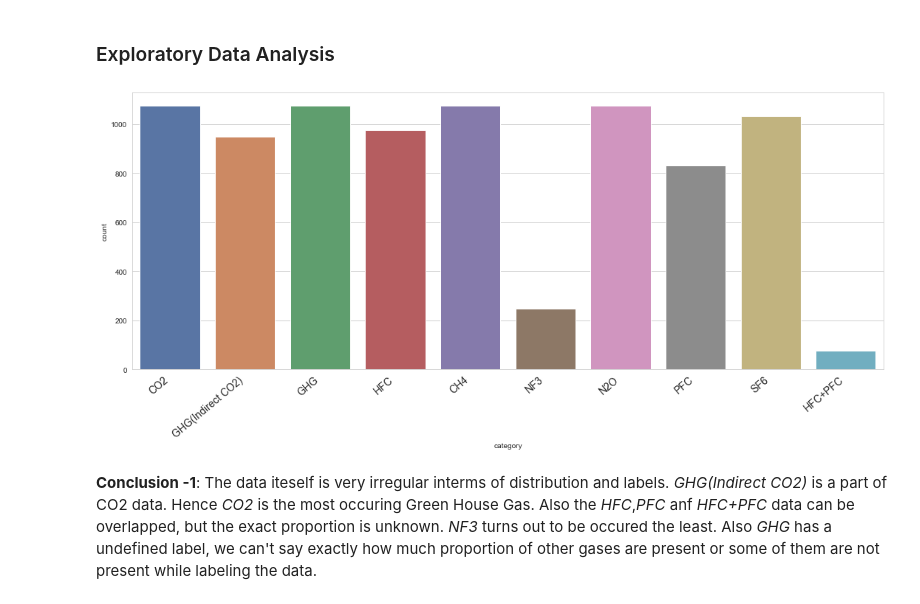
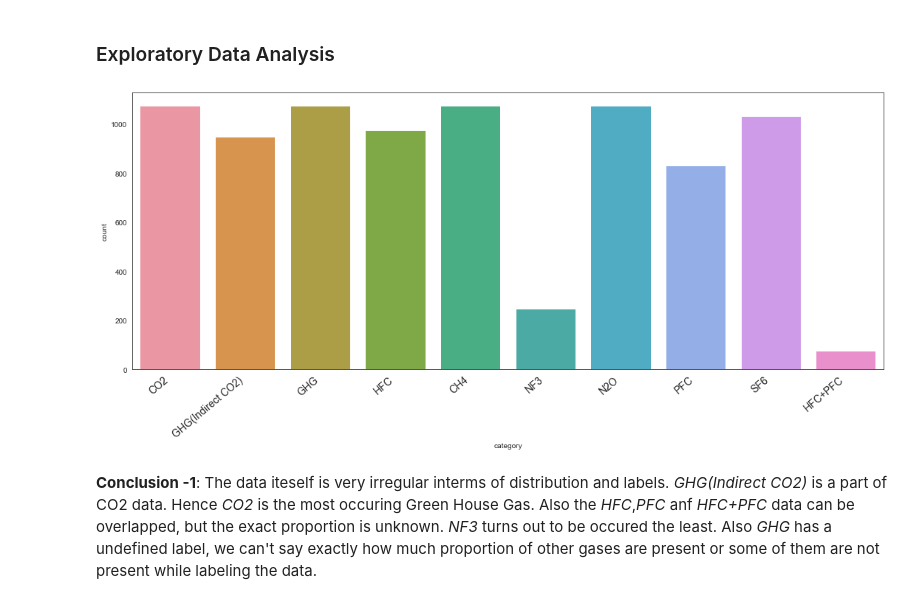
Before and after one commit to Wealthy-Waste/International-Greenhouse-Gas-Emissions, a Jupyter notebook: INTERNATIONAL GREENHOUSE GAS EMMISSION/1 - EMISSION ANALYSIS - 9TH MAY 2020.ipynb, the cells around one changed output. Cells and saved outputs as stored; diff of their text form; code cells hidden in the pictures.

```diff
--- a/INTERNATIONAL GREENHOUSE GAS EMMISSION/1 - EMISSION ANALYSIS - 9TH MAY 2020.ipynb
+++ b/INTERNATIONAL GREENHOUSE GAS EMMISSION/1 - EMISSION ANALYSIS - 9TH MAY 2020.ipynb
@@ -197,15 +197,15 @@ l.count()
 # %% [markdown]
 ### Exploratory Data Analysis
 # %%
-sns.set_palette("deep")
-sns.set_style("whitegrid")
+sns.set_palette("Set1")
+sns.set_style("white")
 plt.figure(figsize=(15,7))
 ax = sns.countplot(replaced_emission["category"])
 ax.set_xticklabels(ax.get_xticklabels(),rotation=40, ha="right", fontsize=14)
 plt.tight_layout()
 plt.show()
 # %% [output]
-[figure, old version]
+[figure, new version]
 # %% [markdown]
 **Conclusion -1**:
     The data iteself is very irregular interms of distribution and labels. *GHG(Indirect CO2)* is a part of CO2 data. Hence *CO2* is the most occuring Green House Gas. Also the *HFC*,*PFC* anf *HFC+PFC* data can be overlapped, but the exact proportion is unknown. *NF3* turns out to be occured the least. Also *GHG* has a undefined label, we can't say exactly how much proportion of other gases are present or some of them are not present while labeling the data.
```
Also changed, not shown: parts of 13 cells of this notebook.
